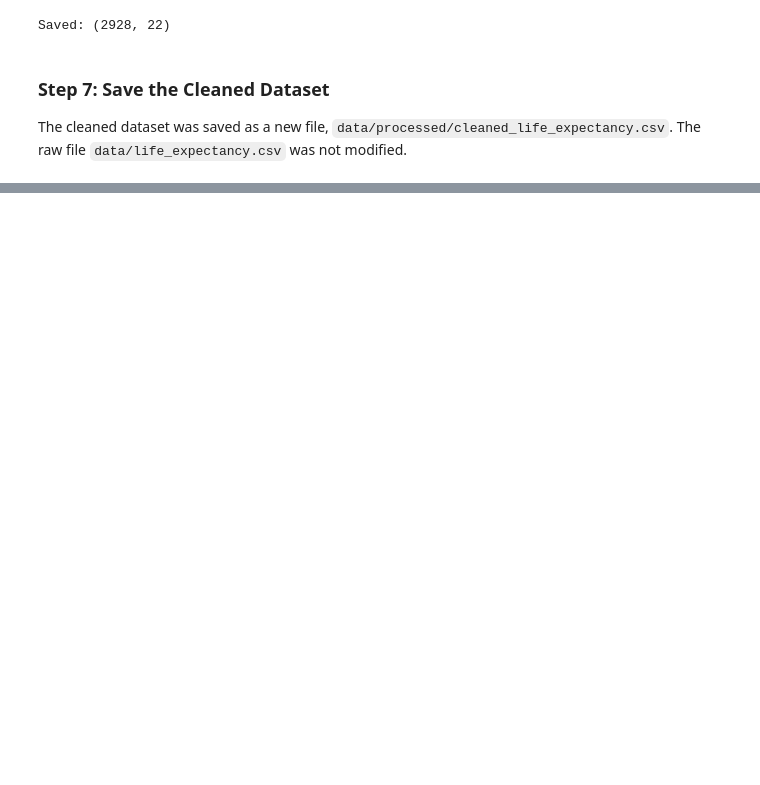
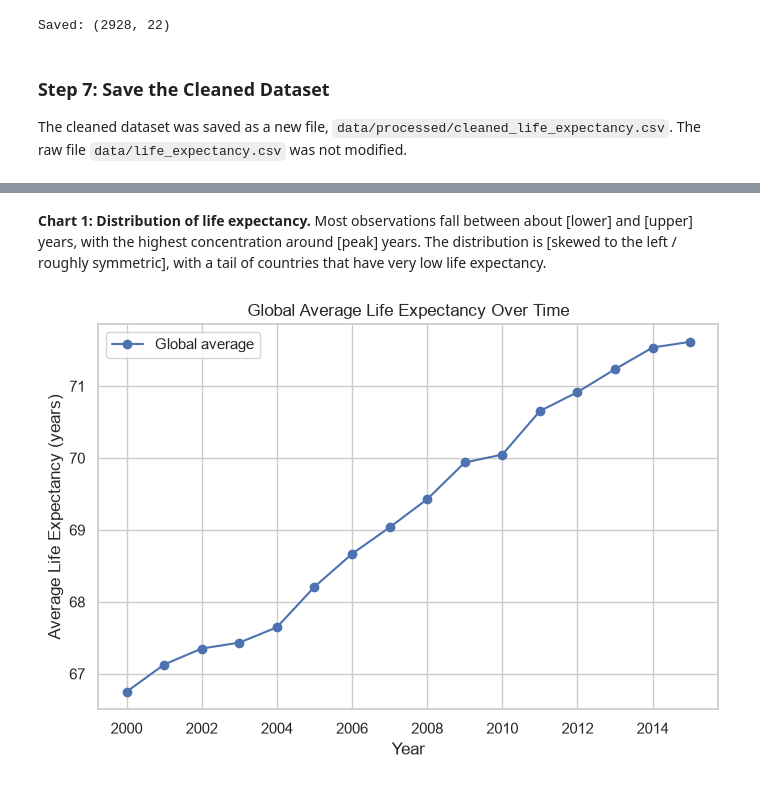
Before and after one commit to Muskan387/pulseboard-analytics, a Jupyter notebook: notebooks/week2_eda.ipynb, the cells around one changed output, grey strips where cells are left out. Cells and saved outputs as stored; diff of their text form; code cells hidden in the pictures; blank space fills up the shorter version.

```diff
--- a/notebooks/week2_eda.ipynb
+++ b/notebooks/week2_eda.ipynb
@@ -293,0 +343,13 @@ The cleaned dataset was saved as a new file, `data/processed/cleaned_life_expect
+# %% [markdown]
+**Chart 1: Distribution of life expectancy.** Most observations fall between about [lower] and [upper] years, with the highest concentration around [peak] years. The distribution is [skewed to the left / roughly symmetric], with a tail of countries that have very low life expectancy.
+# %%
+yearly = df.groupby("year")["life_expectancy"].mean()
+plt.figure(figsize=(8, 5))
+plt.plot(yearly.index, yearly.values, marker="o", label="Global average")
+plt.title("Global Average Life Expectancy Over Time")
+plt.xlabel("Year")
+plt.ylabel("Average Life Expectancy (years)")
+plt.legend()
+plt.show()
+# %% [output]
+[figure, added]
```
Also changed, not shown: parts of 14 cells of this notebook, 1 other file.
